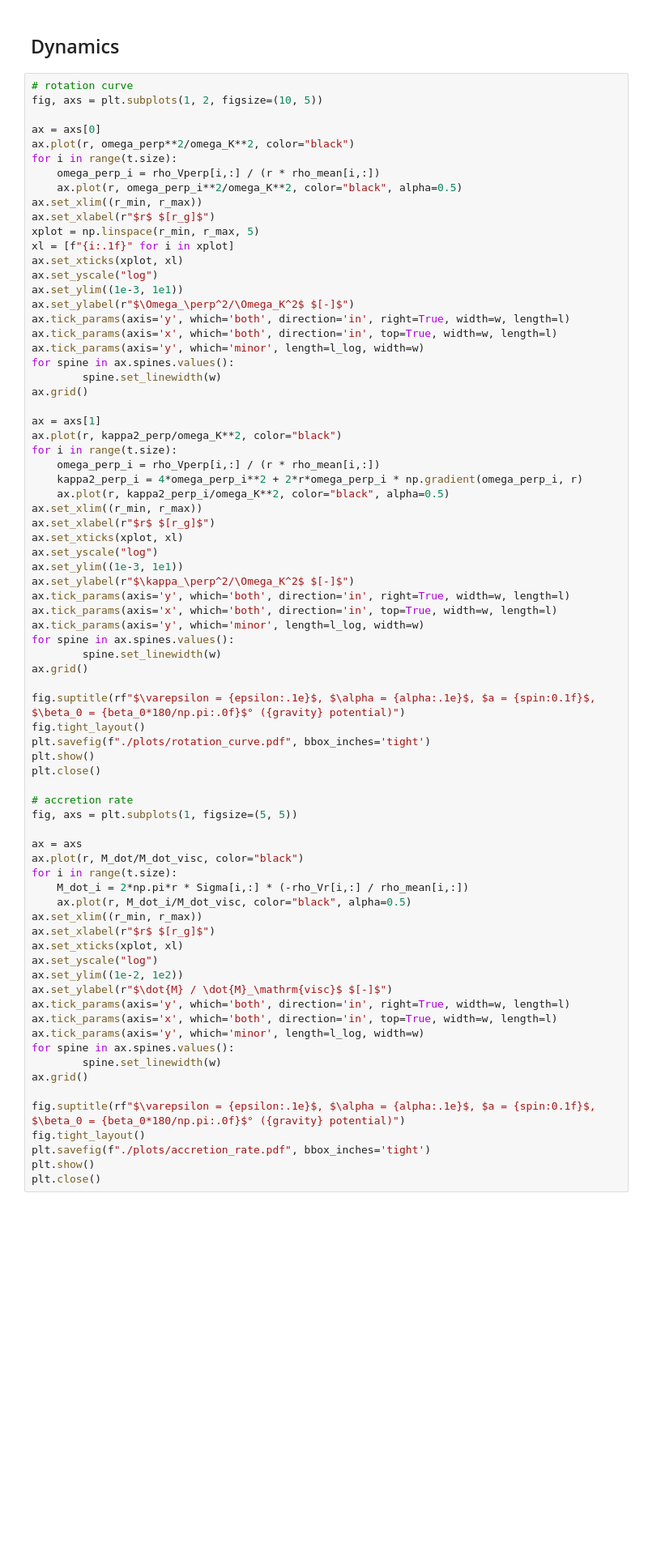
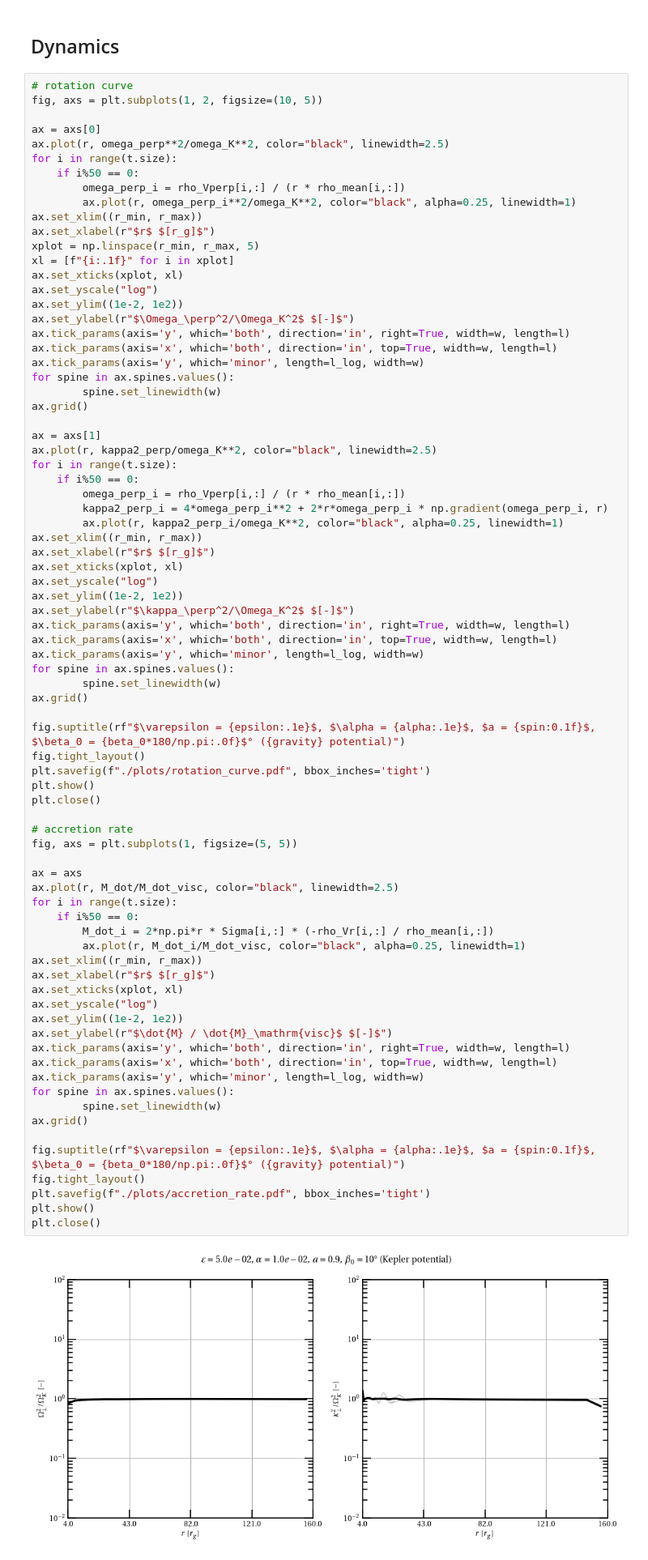
Before and after one commit to geoffreyakb/BP-HD, a Jupyter notebook: postproc.ipynb, the cells around one changed output. Shown at 81% size. Drawn from its saved outputs; the diff is of its cells as text; blank space fills up the shorter version.

```diff
--- a/postproc.ipynb
+++ b/postproc.ipynb
@@ -311,17 +316,18 @@ plt.close()
 fig, axs = plt.subplots(1, 2, figsize=(10, 5))
 
 ax = axs[0]
-ax.plot(r, omega_perp**2/omega_K**2, color="black")
+ax.plot(r, omega_perp**2/omega_K**2, color="black", linewidth=2.5)
 for i in range(t.size):
-    omega_perp_i = rho_Vperp[i,:] / (r * rho_mean[i,:])
-    ax.plot(r, omega_perp_i**2/omega_K**2, color="black", alpha=0.5)
+    if i%50 == 0:
+        omega_perp_i = rho_Vperp[i,:] / (r * rho_mean[i,:])
+        ax.plot(r, omega_perp_i**2/omega_K**2, color="black", alpha=0.25, linewidth=1)
 ax.set_xlim((r_min, r_max))
 ax.set_xlabel(r"$r$ $[r_g]$")
 xplot = np.linspace(r_min, r_max, 5)
 xl = [f"{i:.1f}" for i in xplot]
 ax.set_xticks(xplot, xl)
 ax.set_yscale("log")
-ax.set_ylim((1e-3, 1e1))
+ax.set_ylim((1e-2, 1e2))
 ax.set_ylabel(r"$\Omega_\perp^2/\Omega_K^2$ $[-]$")
 ax.tick_params(axis='y', which='both', direction='in', right=True, width=w, length=l)
 ax.tick_params(axis='x', which='both', direction='in', top=True, width=w, length=l)
@@ -331,16 +337,17 @@ for spine in ax.spines.values():
 ax.grid()
 
 ax = axs[1]
-ax.plot(r, kappa2_perp/omega_K**2, color="black")
+ax.plot(r, kappa2_perp/omega_K**2, color="black", linewidth=2.5)
 for i in range(t.size):
-    omega_perp_i = rho_Vperp[i,:] / (r * rho_mean[i,:])
-    kappa2_perp_i = 4*omega_perp_i**2 + 2*r*omega_perp_i * np.gradient(omega_perp_i, r)
-    ax.plot(r, kappa2_perp_i/omega_K**2, color="black", alpha=0.5)
+    if i%50 == 0:
+        omega_perp_i = rho_Vperp[i,:] / (r * rho_mean[i,:])
+        kappa2_perp_i = 4*omega_perp_i**2 + 2*r*omega_perp_i * np.gradient(omega_perp_i, r)
+        ax.plot(r, kappa2_perp_i/omega_K**2, color="black", alpha=0.25, linewidth=1)
 ax.set_xlim((r_min, r_max))
 ax.set_xlabel(r"$r$ $[r_g]$")
 ax.set_xticks(xplot, xl)
 ax.set_yscale("log")
-ax.set_ylim((1e-3, 1e1))
+ax.set_ylim((1e-2, 1e2))
 ax.set_ylabel(r"$\kappa_\perp^2/\Omega_K^2$ $[-]$")
 ax.tick_params(axis='y', which='both', direction='in', right=True, width=w, length=l)
 ax.tick_params(axis='x', which='both', direction='in', top=True, width=w, length=l)
@@ -351,33 +358,36 @@ ax.grid()
 
 fig.suptitle(rf"$\varepsilon = {epsilon:.1e}$, $\alpha = {alpha:.1e}$, $a = {spin:0.1f}$, $\beta_0 = {beta_0*180/np.pi:.0f}$° ({gravity} potential)")
 fig.tight_layout()
 plt.savefig(f"./plots/rotation_curve.pdf", bbox_inches='tight')
 plt.show()
 plt.close()
 
 # accretion rate
 fig, axs = plt.subplots(1, figsize=(5, 5))
 
 ax = axs
-ax.plot(r, M_dot/M_dot_visc, color="black")
+ax.plot(r, M_dot/M_dot_visc, color="black", linewidth=2.5)
 for i in range(t.size):
-    M_dot_i = 2*np.pi*r * Sigma[i,:] * (-rho_Vr[i,:] / rho_mean[i,:])
-    ax.plot(r, M_dot_i/M_dot_visc, color="black", alpha=0.5)
+    if i%50 == 0:
+        M_dot_i = 2*np.pi*r * Sigma[i,:] * (-rho_Vr[i,:] / rho_mean[i,:])
+        ax.plot(r, M_dot_i/M_dot_visc, color="black", alpha=0.25, linewidth=1)
 ax.set_xlim((r_min, r_max))
 ax.set_xlabel(r"$r$ $[r_g]$")
 ax.set_xticks(xplot, xl)
 ax.set_yscale("log")
 ax.set_ylim((1e-2, 1e2))
 ax.set_ylabel(r"$\dot{M} / \dot{M}_\mathrm{visc}$ $[-]$")
 ax.tick_params(axis='y', which='both', direction='in', right=True, width=w, length=l)
 ax.tick_params(axis='x', which='both', direction='in', top=True, width=w, length=l)
 ax.tick_params(axis='y', which='minor', length=l_log, width=w)
 for spine in ax.spines.values():
         spine.set_linewidth(w)
 ax.grid()
 
 fig.suptitle(rf"$\varepsilon = {epsilon:.1e}$, $\alpha = {alpha:.1e}$, $a = {spin:0.1f}$, $\beta_0 = {beta_0*180/np.pi:.0f}$° ({gravity} potential)")
 fig.tight_layout()
 plt.savefig(f"./plots/accretion_rate.pdf", bbox_inches='tight')
 plt.show()
 plt.close()
+# %% [output]
+[figure, added]
```
Also changed, not shown: parts of 3 cells of this notebook, 1 other file.
